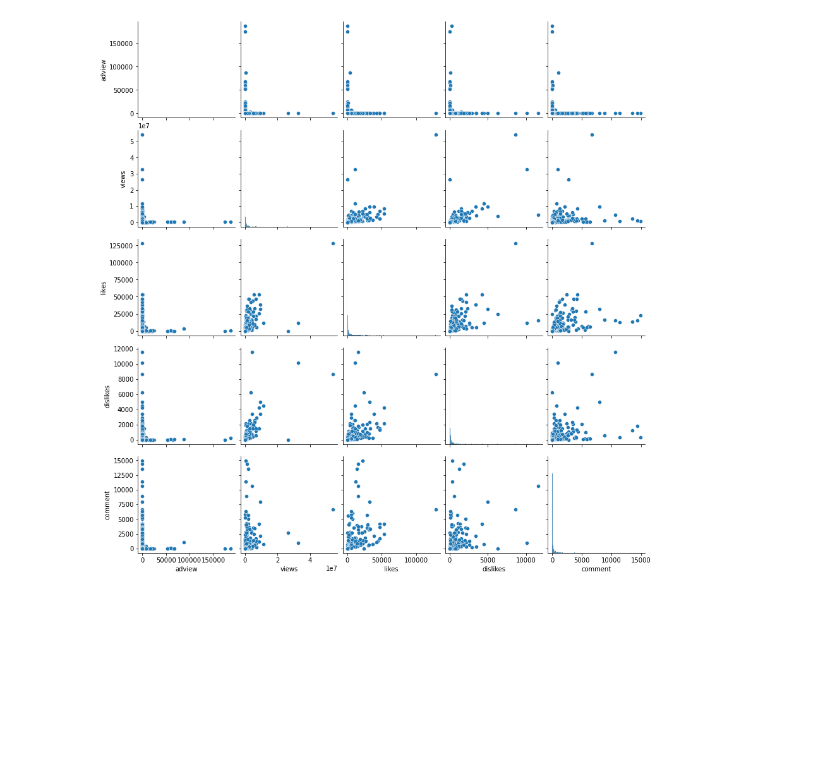
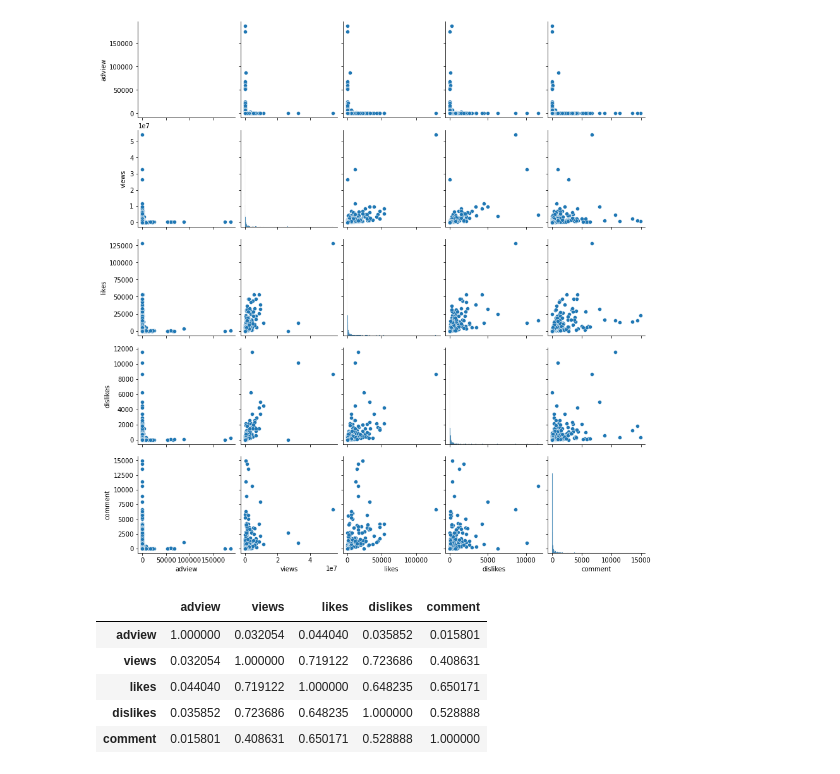
Before and after one commit to charcode123/youtube-adview-prediction, a Jupyter notebook: youtubeadviewpred.ipynb, the cells around one changed output. Drawn from its saved outputs; the diff is of its cells as text; code cells hidden in the pictures; blank space fills up the shorter version.

```diff
--- a/youtubeadviewpred.ipynb
+++ b/youtubeadviewpred.ipynb
@@ -119,3 +119,12 @@ pairp=sns.pairplot(df1.sample(1000))
 [figure]
 # %%
 pairp.savefig('D:/pythonCode/projects/youtube-adview-prediction/pairplot.png')
+# %%
+df1.corr()
+# %% [output]
+|  | adview | views | likes | dislikes | comment |
+| adview | 1.000000 | 0.032054 | 0.044040 | 0.035852 | 0.015801 |
+| views | 0.032054 | 1.000000 | 0.719122 | 0.723686 | 0.408631 |
+| likes | 0.044040 | 0.719122 | 1.000000 | 0.648235 | 0.650171 |
+| dislikes | 0.035852 | 0.723686 | 0.648235 | 1.000000 | 0.528888 |
+| comment | 0.015801 | 0.408631 | 0.650171 | 0.528888 | 1.000000 |
```
